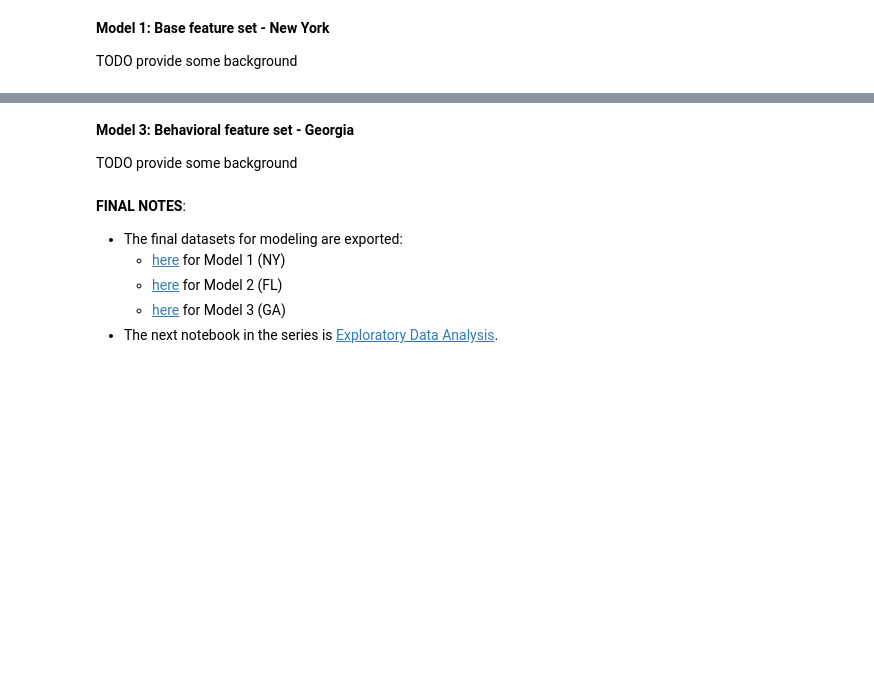
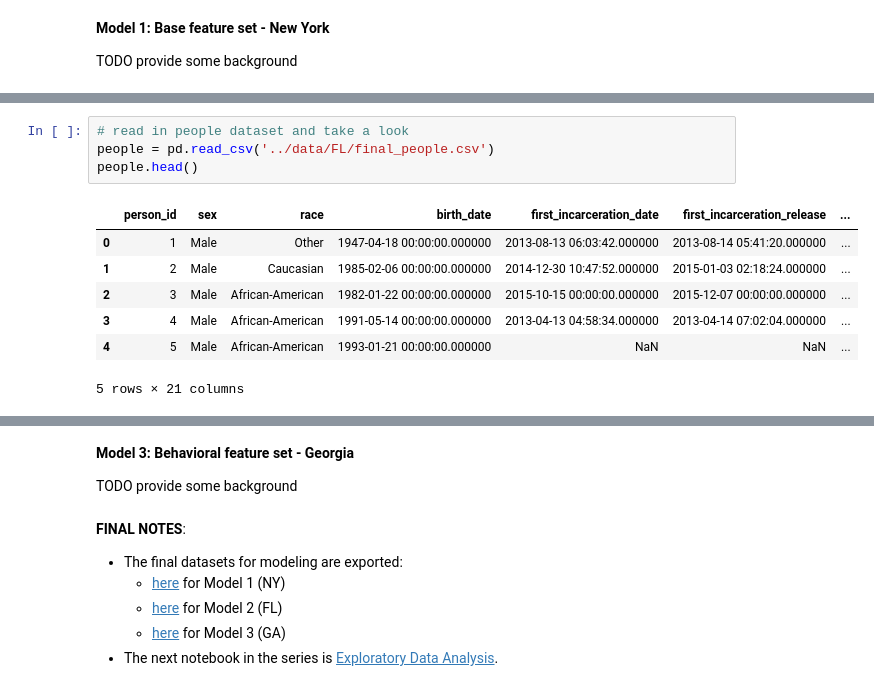
Before and after one commit to ga-dsi-822-group4/recidivism, a Jupyter notebook: notebooks/01_data_acq_clean.ipynb, the cells around one changed output, grey strips where cells are left out. Drawn from its saved outputs; the diff is of its cells as text; blank space fills up the shorter version.

```diff
--- a/notebooks/01_data_acq_clean.ipynb
+++ b/notebooks/01_data_acq_clean.ipynb
@@ -24,0 +34,12 @@ TODO provide some background
+# %%
+# read in people dataset and take a look
+people = pd.read_csv('../data/FL/final_people.csv')
+people.head()
+# %% [output]
+|  | person_id | sex | race | birth_date | first_incarceration_date | first_incarceration_release | ... |
+| 0 | 1 | Male | Other | 1947-04-18 00:00:00.000000 | 2013-08-13 06:03:42.000000 | 2013-08-14 05:41:20.000000 | ... |
+| 1 | 2 | Male | Caucasian | 1985-02-06 00:00:00.000000 | 2014-12-30 10:47:52.000000 | 2015-01-03 02:18:24.000000 | ... |
+| 2 | 3 | Male | African-American | 1982-01-22 00:00:00.000000 | 2015-10-15 00:00:00.000000 | 2015-12-07 00:00:00.000000 | ... |
+| 3 | 4 | Male | African-American | 1991-05-14 00:00:00.000000 | 2013-04-13 04:58:34.000000 | 2013-04-14 07:02:04.000000 | ... |
+| 4 | 5 | Male | African-American | 1993-01-21 00:00:00.000000 | NaN | NaN | ... |
+5 rows × 21 columns
```
Also changed, not shown: parts of 29 cells of this notebook, 3 other files.
